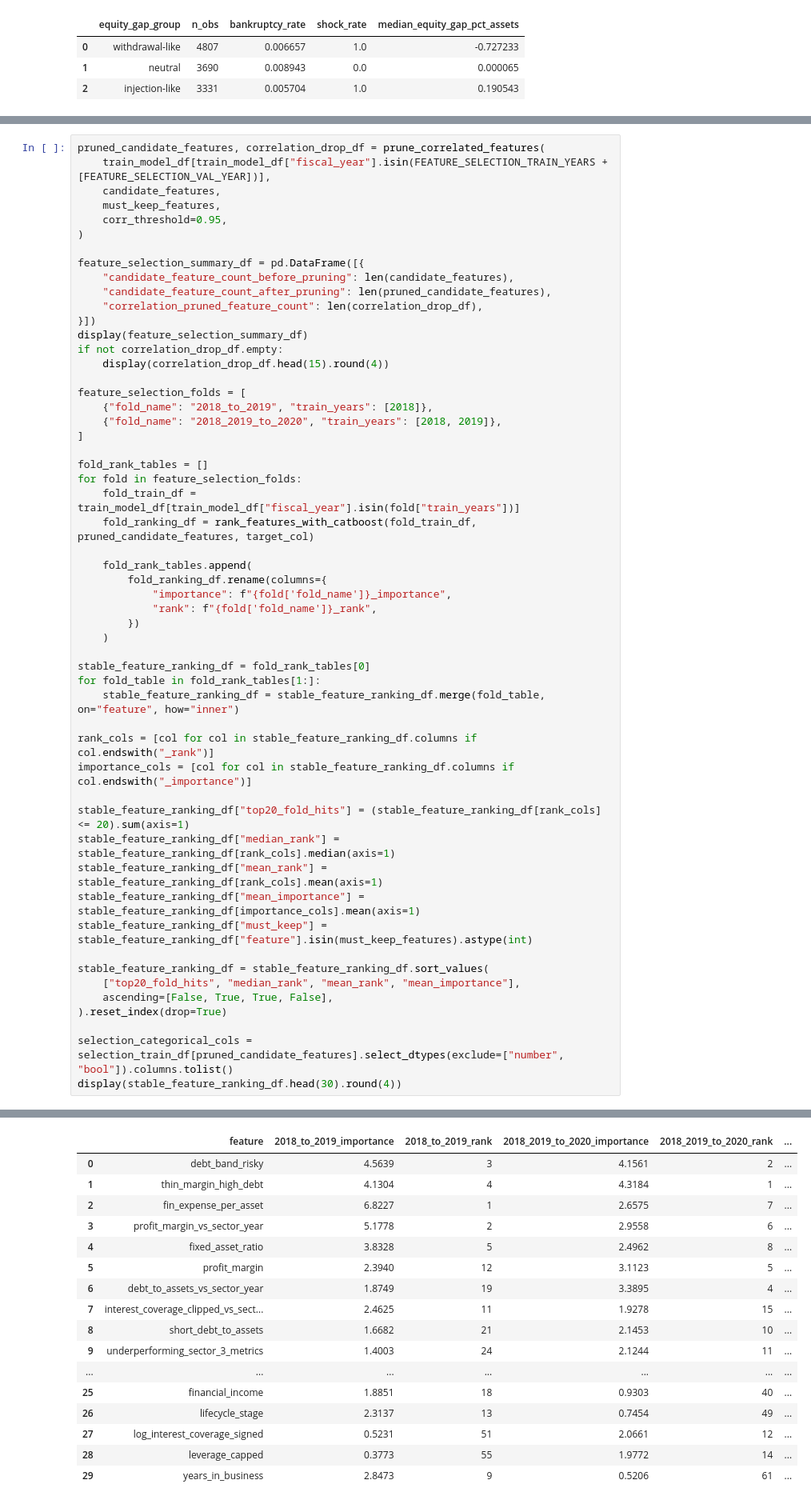
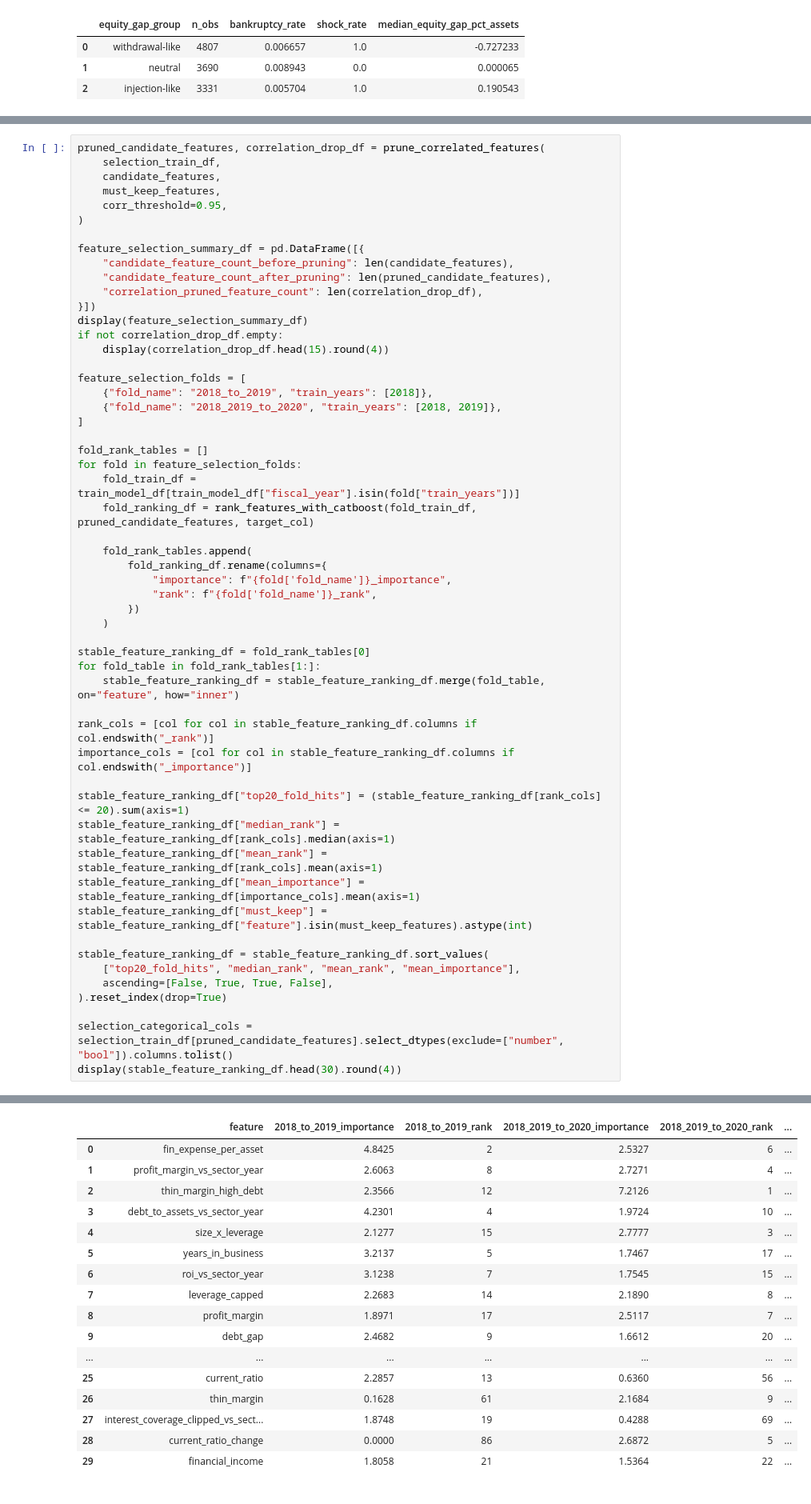
Before and after one commit to deniztaylan06/Expert_AI_project, a Jupyter notebook: notebook/bankruptcy_prediciton.ipynb, the cells around one changed output, grey strips where cells are left out. Shown at 80% size. Drawn from its saved outputs; the diff is of its cells as text.

```diff
--- a/notebook/bankruptcy_prediciton.ipynb
+++ b/notebook/bankruptcy_prediciton.ipynb
@@ -2103,6 +1877,6 @@ built from the two inner temporal folds rather than from a single year.
 # %%
 pruned_candidate_features, correlation_drop_df = prune_correlated_features(
-    train_model_df[train_model_df["fiscal_year"].isin(FEATURE_SELECTION_TRAIN_YEARS + [FEATURE_SELECTION_VAL_YEAR])],
+    selection_train_df,
     candidate_features,
     must_keep_features,
     corr_threshold=0.95,
@@ -2176,20 +1950,20 @@ display(stable_feature_ranking_df.head(30).round(4))
 |  | feature | 2018_to_2019_importance | 2018_to_2019_rank | 2018_2019_to_2020_importance | 2018_2019_to_2020_rank | ... |
-| 0 | debt_band_risky | 4.5639 | 3 | 4.1561 | 2 | ... |
-| 1 | thin_margin_high_debt | 4.1304 | 4 | 4.3184 | 1 | ... |
-| 2 | fin_expense_per_asset | 6.8227 | 1 | 2.6575 | 7 | ... |
-| 3 | profit_margin_vs_sector_year | 5.1778 | 2 | 2.9558 | 6 | ... |
-| 4 | fixed_asset_ratio | 3.8328 | 5 | 2.4962 | 8 | ... |
-| 5 | profit_margin | 2.3940 | 12 | 3.1123 | 5 | ... |
-| 6 | debt_to_assets_vs_sector_year | 1.8749 | 19 | 3.3895 | 4 | ... |
-| 7 | interest_coverage_clipped_vs_sect... | 2.4625 | 11 | 1.9278 | 15 | ... |
-| 8 | short_debt_to_assets | 1.6682 | 21 | 2.1453 | 10 | ... |
-| 9 | underperforming_sector_3_metrics | 1.4003 | 24 | 2.1244 | 11 | ... |
+| 0 | fin_expense_per_asset | 4.8425 | 2 | 2.5327 | 6 | ... |
+| 1 | profit_margin_vs_sector_year | 2.6063 | 8 | 2.7271 | 4 | ... |
+| 2 | thin_margin_high_debt | 2.3566 | 12 | 7.2126 | 1 | ... |
+| 3 | debt_to_assets_vs_sector_year | 4.2301 | 4 | 1.9724 | 10 | ... |
+| 4 | size_x_leverage | 2.1277 | 15 | 2.7777 | 3 | ... |
+| 5 | years_in_business | 3.2137 | 5 | 1.7467 | 17 | ... |
+| 6 | roi_vs_sector_year | 3.1238 | 7 | 1.7545 | 15 | ... |
+| 7 | leverage_capped | 2.2683 | 14 | 2.1890 | 8 | ... |
+| 8 | profit_margin | 1.8971 | 17 | 2.5117 | 7 | ... |
+| 9 | debt_gap | 2.4682 | 9 | 1.6612 | 20 | ... |
 | ... | ... | ... | ... | ... | ... | ... |
-| 25 | financial_income | 1.8851 | 18 | 0.9303 | 40 | ... |
-| 26 | lifecycle_stage | 2.3137 | 13 | 0.7454 | 49 | ... |
-| 27 | log_interest_coverage_signed | 0.5231 | 51 | 2.0661 | 12 | ... |
-| 28 | leverage_capped | 0.3773 | 55 | 1.9772 | 14 | ... |
-| 29 | years_in_business | 2.8473 | 9 | 0.5206 | 61 | ... |
+| 25 | current_ratio | 2.2857 | 13 | 0.6360 | 56 | ... |
+| 26 | thin_margin | 0.1628 | 61 | 2.1684 | 9 | ... |
+| 27 | interest_coverage_clipped_vs_sect... | 1.8748 | 19 | 0.4288 | 69 | ... |
+| 28 | current_ratio_change | 0.0000 | 86 | 2.6872 | 5 | ... |
+| 29 | financial_income | 1.8058 | 21 | 1.5364 | 22 | ... |
 # %% [markdown]
 ### 5.2 Sweeping Feature Counts
 
```
Also changed, not shown: parts of 56 cells of this notebook, 2 other files.
